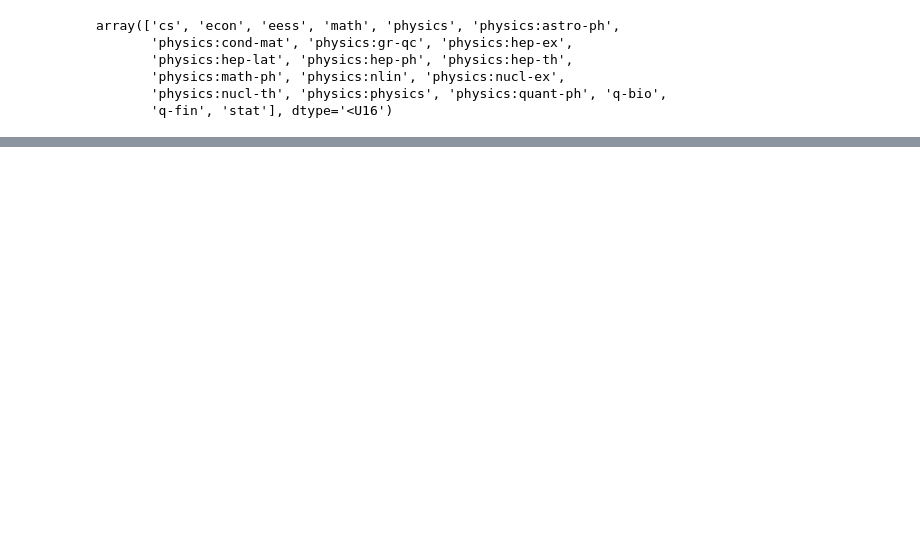
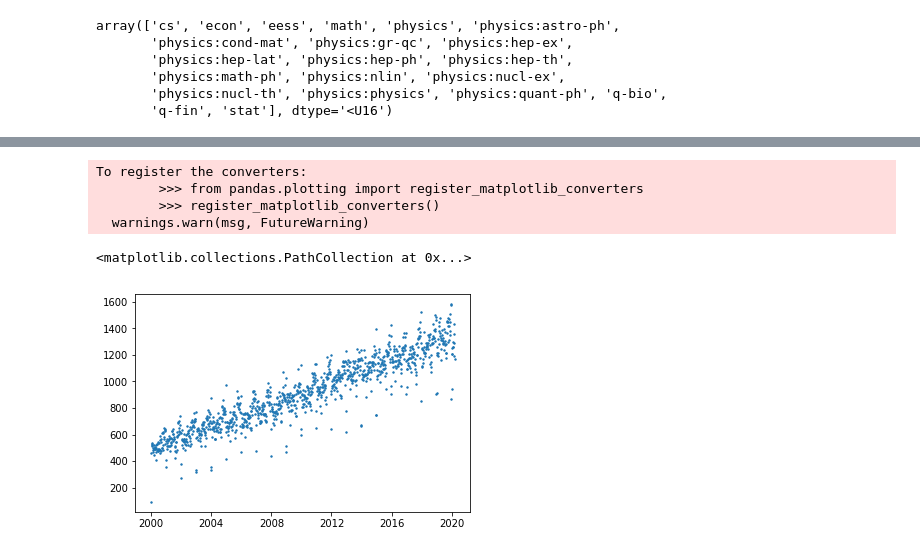
Before and after one commit to charlesxjyang/Alexandria, a Jupyter notebook: Untitled.ipynb, the cells around one changed output, grey strips where cells are left out. Drawn from its saved outputs; the diff is of its cells as text; code cells hidden in the pictures; blank space fills up the shorter version.

```diff
--- a/Untitled.ipynb
+++ b/Untitled.ipynb
@@ -52,0 +85,6 @@ array(['cs', 'econ', 'eess', 'math', 'physics', 'physics:astro-ph',
+# %%
+import pandas as pd
+import matplotlib.pyplot as plt
+df = pd.read_pickle("physics.pkl")
+print(df.shape)
+df.head()
@@ -52,0 +99,5 @@ array(['cs', 'econ', 'eess', 'math', 'physics', 'physics:astro-ph',
+# %%
+#clean data
+df['created'] = pd.to_datetime(df['created'])
+df = df[df['created']>'01-01-2000']
+print(df.shape)
@@ -52,0 +106,4 @@ array(['cs', 'econ', 'eess', 'math', 'physics', 'physics:astro-ph',
+# %%
+df['Week'] = pd.to_datetime(df['created']) - pd.to_timedelta(7, unit='d')
+print(df.shape)
+df.head()
@@ -52,0 +118,6 @@ array(['cs', 'econ', 'eess', 'math', 'physics', 'physics:astro-ph',
+# %%
+#count by week
+week_count = df.groupby([pd.Grouper(key='Week', freq='W-MON')]).count()
+week_count['count'] = week_count['title']
+week_count = week_count.drop(['title','abstract','created','arxiv_id'],axis=1)
+week_count.head()
@@ -52,0 +132,9 @@ array(['cs', 'econ', 'eess', 'math', 'physics', 'physics:astro-ph',
+# %%
+plt.scatter(week_count.index,week_count['count'],s=2)
+# %% [output]
+To register the converters:
+        >>> from pandas.plotting import register_matplotlib_converters
+        >>> register_matplotlib_converters()
+  warnings.warn(msg, FutureWarning)
+<matplotlib.collections.PathCollection at 0x...>
+[figure, added]
```
Also changed, not shown: parts of 18 cells of this notebook, 6 other files.
